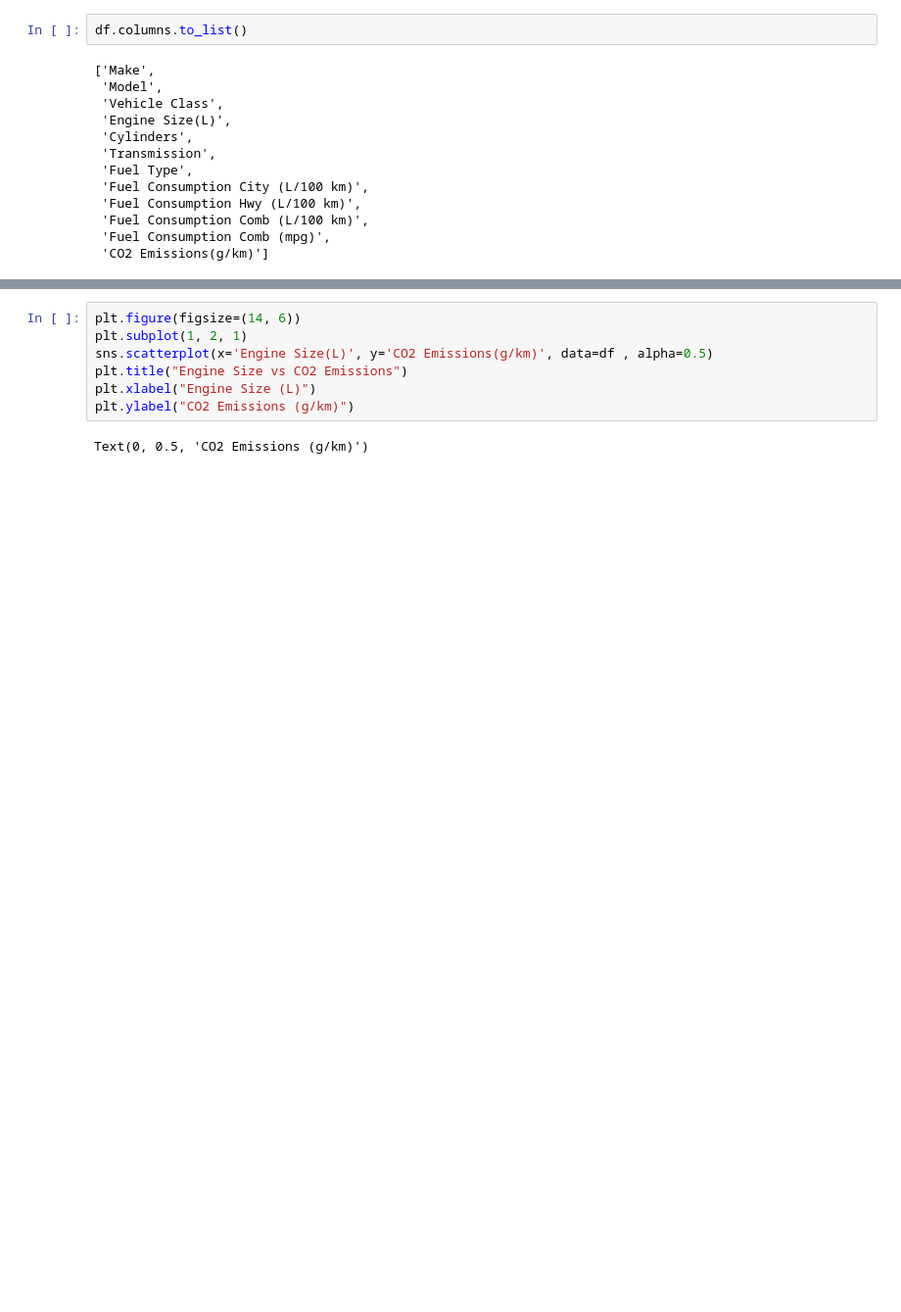
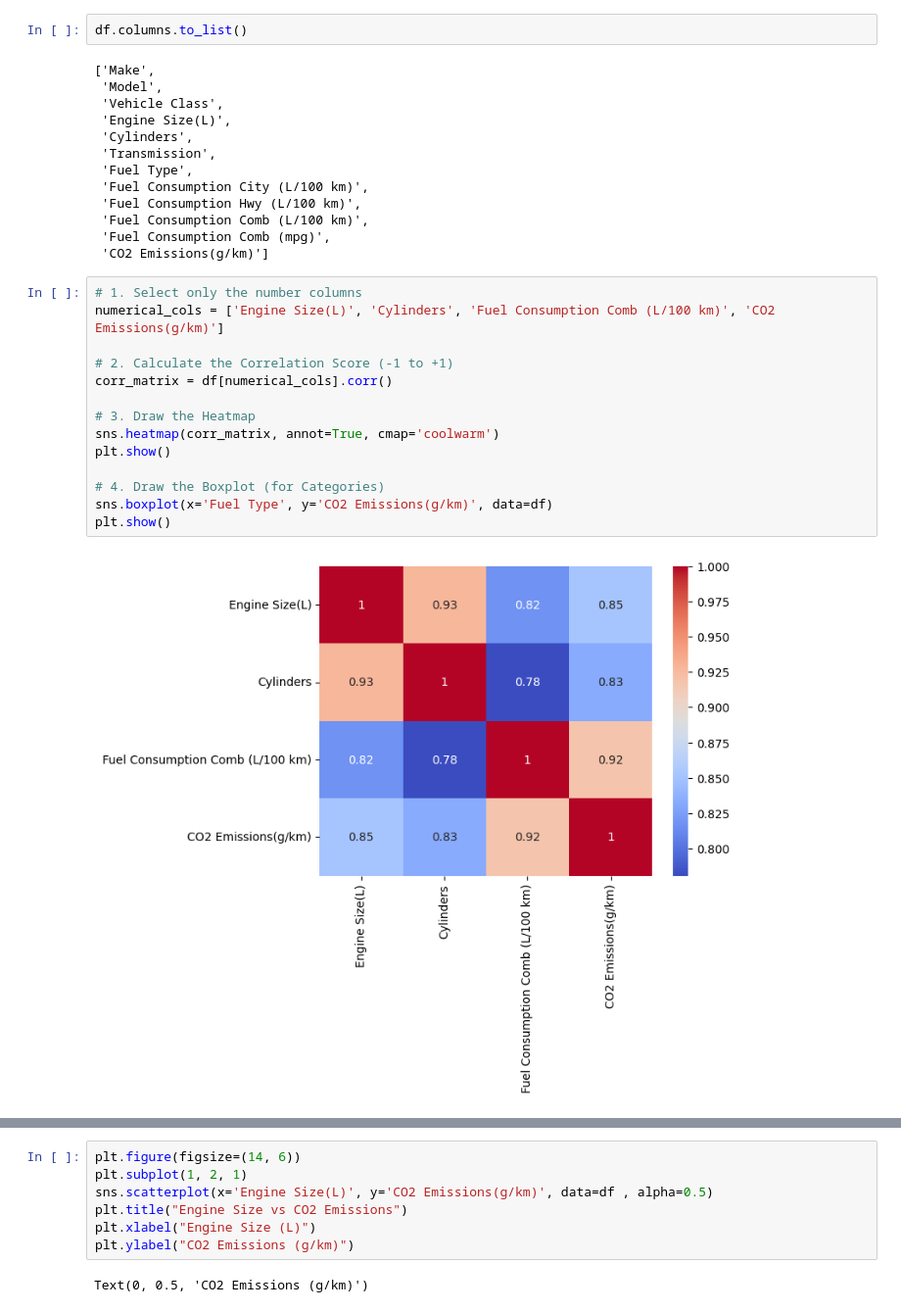
Before and after one commit to nithinys1/business-case-studies, a Jupyter notebook: co2-emission/co2.ipynb, the cells around one changed output, grey strips where cells are left out. Shown at 98% size. Drawn from its saved outputs; the diff is of its cells as text; blank space fills up the shorter version.

Commit message:
solving business case studies - Co2 emission

```diff
--- a/co2-emission/co2.ipynb
+++ b/co2-emission/co2.ipynb
@@ -67,3 +67,19 @@ df.columns.to_list()
  'Fuel Consumption Comb (L/100 km)',
  'Fuel Consumption Comb (mpg)',
  'CO2 Emissions(g/km)']
+# %%
+# 1. Select only the number columns
+numerical_cols = ['Engine Size(L)', 'Cylinders', 'Fuel Consumption Comb (L/100 km)', 'CO2 Emissions(g/km)']
+
+# 2. Calculate the Correlation Score (-1 to +1)
+corr_matrix = df[numerical_cols].corr()
+
+# 3. Draw the Heatmap
+sns.heatmap(corr_matrix, annot=True, cmap='coolwarm')
+plt.show()
+
+# 4. Draw the Boxplot (for Categories)
+sns.boxplot(x='Fuel Type', y='CO2 Emissions(g/km)', data=df)
+plt.show()
+# %% [output]
+[figure, added]
```
Also changed, not shown: parts of 2 cells of this notebook.
